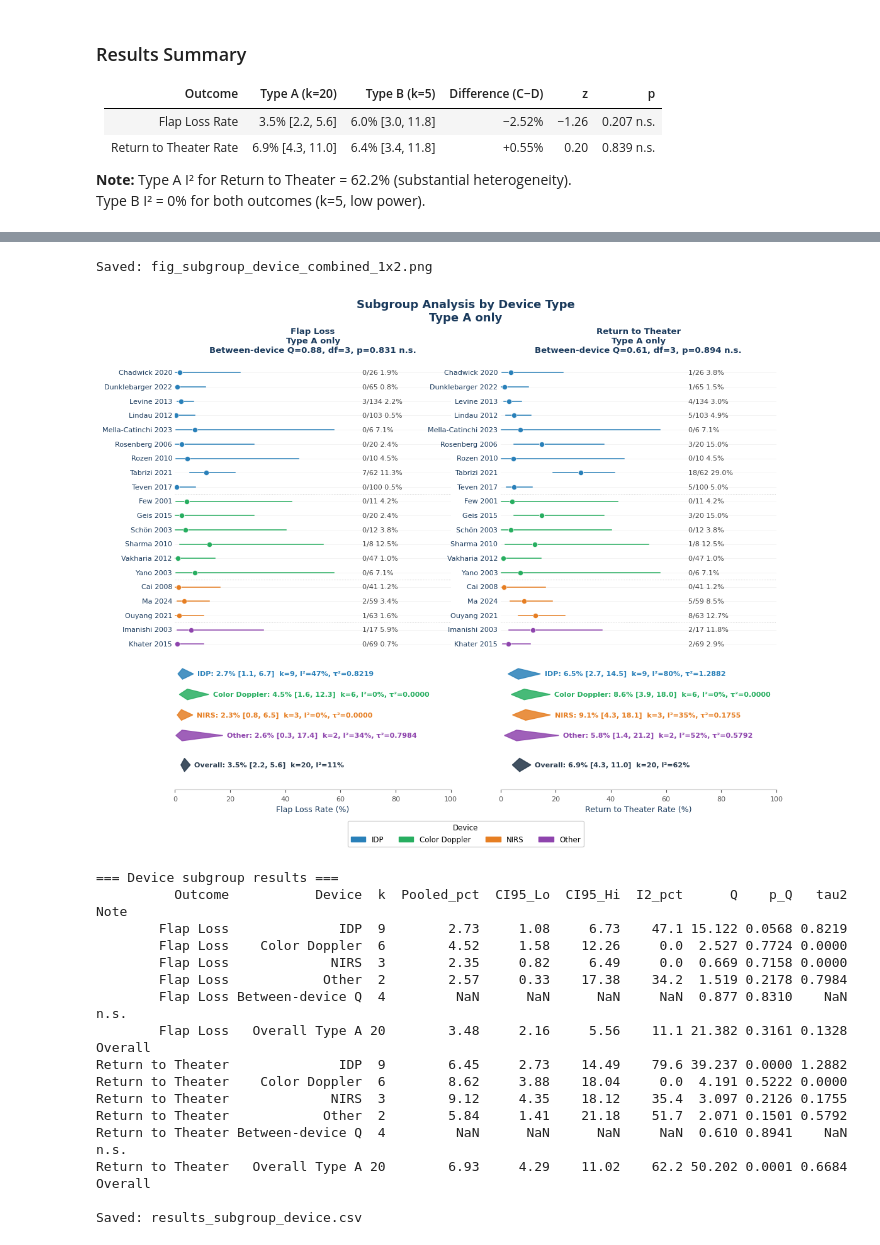
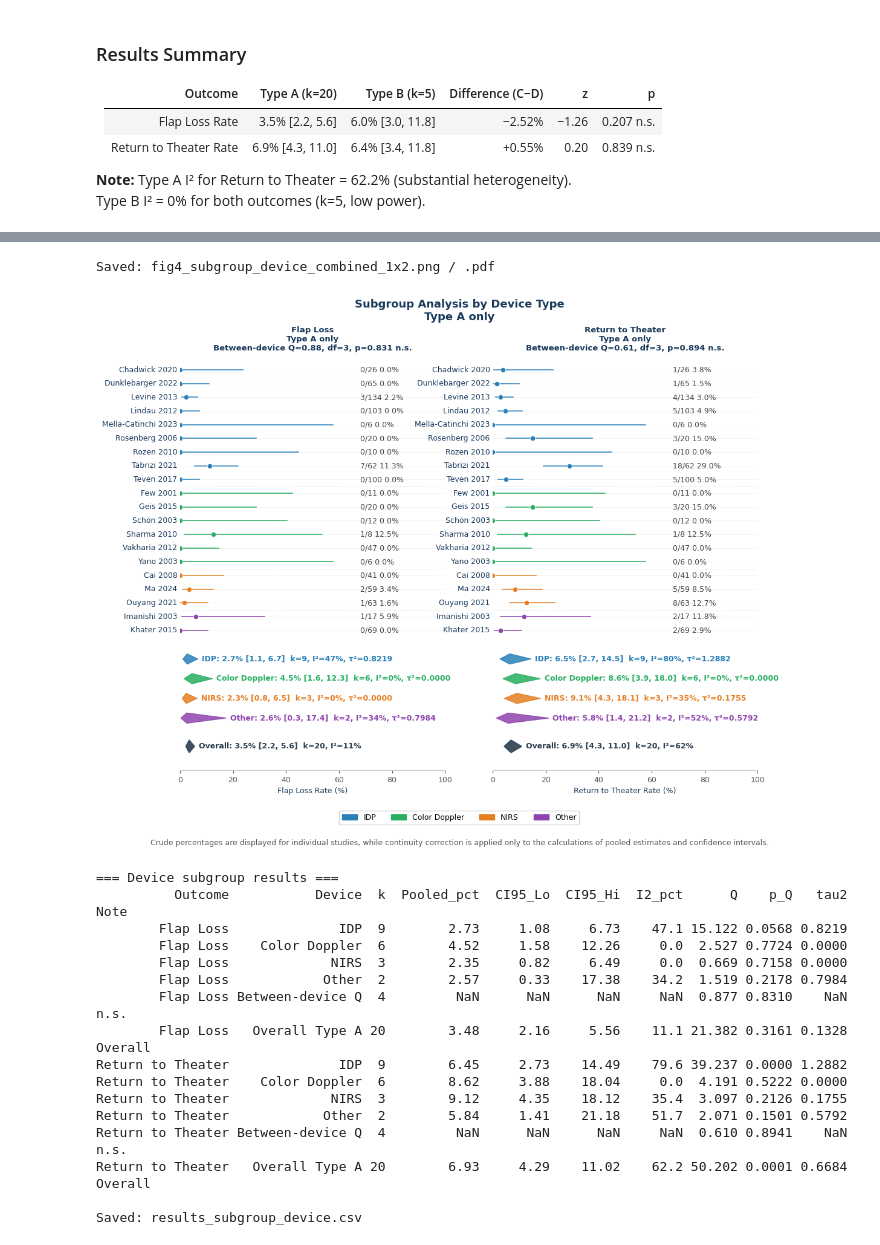
Before and after one commit to Hiroki-Kodama-PRS/PRS-Meta-Analysis, a Jupyter notebook: analysis ver 3.ipynb, the cells around one changed output, grey strips where cells are left out. Cells and saved outputs as stored; diff of their text form; code cells hidden in the pictures.

```diff
--- a/analysis ver 3.ipynb
+++ b/analysis ver 3.ipynb
@@ -903,6 +913,13 @@ Other/Mixed Type A  4        1.54     0.38     5.99     0.0  2.227 0.5267 0.0000
 Saved: results_subgroup_site.csv
 # %%
 # ── 3. Build forest plot ───────────────────────────────────────────────────────
+DEVICE_COLORS = {
+    'IDP':           '#2980B9',
+    'Color Doppler': '#27AE60',
+    'NIRS':          '#E67E22',
+    'Other':         '#8E44AD',
+}
+
 DEVICE_ORDER = ['IDP', 'Color Doppler', 'NIRS', 'Other']
 
 # Left = Reop, Right = Flap Loss
@@ -951,7 +968,7 @@ def draw_device_panel(ax, ev_col, n_col, x_label, outcome_label):
 
         lo = inv_logit(lp - 1.96 * se) * 100
         hi = inv_logit(lp + 1.96 * se) * 100
-        pc = p_i * 100
+        pc = (ne / nt) * 100
 
         c_pt = DEVICE_COLORS[dev]
 
@@ -970,7 +987,7 @@ def draw_device_panel(ax, ev_col, n_col, x_label, outcome_label):
             lbl,
             ha='right',
             va='center',
-            fontsize=8,
+            fontsize=9,
             color=C_HEADER
         )
 
@@ -980,7 +997,7 @@ def draw_device_panel(ax, ev_col, n_col, x_label, outcome_label):
             transform=ax.get_yaxis_transform(),
             ha='left',
             va='center',
-            fontsize=8,
+            fontsize=9,
             color='#444444',
             clip_on=True
         )
@@ -1066,7 +1083,7 @@ def draw_device_panel(ax, ev_col, n_col, x_label, outcome_label):
             f'k={r["k"]}, I²={r["I2"]:.0f}%, τ²={r["tau2"]:.4f}',
             ha='left',
             va='center',
-            fontsize=8,
+            fontsize=9,
             color=c_d,
             fontweight='bold'
         )
@@ -1147,7 +1164,7 @@ def draw_device_panel(ax, ev_col, n_col, x_label, outcome_label):
             f'k={r_all["k"]}, I²={r_all["I2"]:.0f}%',
             ha='left',
             va='center',
-            fontsize=8.0,
+            fontsize=9.0,
             color='#2C3E50',
             fontweight='bold'
         )
@@ -1176,7 +1193,7 @@ def draw_device_panel(ax, ev_col, n_col, x_label, outcome_label):
         ax.spines[sp].set_visible(False)
 
     ax.spines['bottom'].set_color('#CCCCCC')
-    ax.tick_params(axis='x', colors='#555555', labelsize=8)
+    ax.tick_params(axis='x', colors='#555555', labelsize=9)
 
     ax.set_title(
         f'{outcome_label}\nType A only\n{subtitle}',
@@ -1206,10 +1223,9 @@ fig.legend(
     handles=legend_handles,
     loc='lower center',
     ncol=4,
-    fontsize=8.5,
+    fontsize=9,
     framealpha=0.9,
-    title='Device',
-    title_fontsize=8.5,
+    title_fontsize=9,
     bbox_to_anchor=(0.5, -0.01)
 )
 
@@ -1222,39 +1238,49 @@ fig.suptitle(
     y=0.985
 )
 
 plt.subplots_adjust(
     left=0.06,
     right=0.97,
     top=0.88,
     bottom=0.10,
     wspace=0.18
 )
 
+fig.text(
+    0.5, -0.03,
+    'Crude percentages are displayed for individual studies, while continuity correction is applied only to the calculations of pooled estimates and confidence intervals.',
+    ha='center', va='top', fontsize=9, color='#555555'
+)
+
 plt.savefig(
-    'fig_subgroup_device_combined_1x2.png',
-    dpi=200,
+    'fig4_subgroup_device_combined_1x2.png',
+    dpi=600,
     bbox_inches='tight',
     facecolor='white'
 )
-
-print('Saved: fig_subgroup_device_combined_1x2.png')
+plt.savefig(
+    'fig4_subgroup_device_combined_1x2.pdf',
+    bbox_inches='tight',
+    facecolor='white'
+)
+print('Saved: fig4_subgroup_device_combined_1x2.png / .pdf')
 plt.show()
 
 
 # ── 5. Summary table ───────────────────────────────────────────────────────────
 df_out = pd.DataFrame(results_out)
 
 print()
 print("=== Device subgroup results ===")
 print(df_out.to_string(index=False))
 
 
 # ── 6. Export CSV ──────────────────────────────────────────────────────────────
 df_out.to_csv('results_subgroup_device.csv', index=False)
 print('\nSaved: results_subgroup_device.csv')
 # %% [output]
-Saved: fig_subgroup_device_combined_1x2.png
+Saved: fig4_subgroup_device_combined_1x2.png / .pdf
-[figure, old version]
+[figure, new version]
 === Device subgroup results ===
           Outcome           Device  k  Pooled_pct  CI95_Lo  CI95_Hi  I2_pct      Q    p_Q   tau2    Note
         Flap Loss              IDP  9        2.73     1.08     6.73    47.1 15.122 0.0568 0.8219
```
Also changed, not shown: parts of 7 cells of this notebook, 24 other files.
